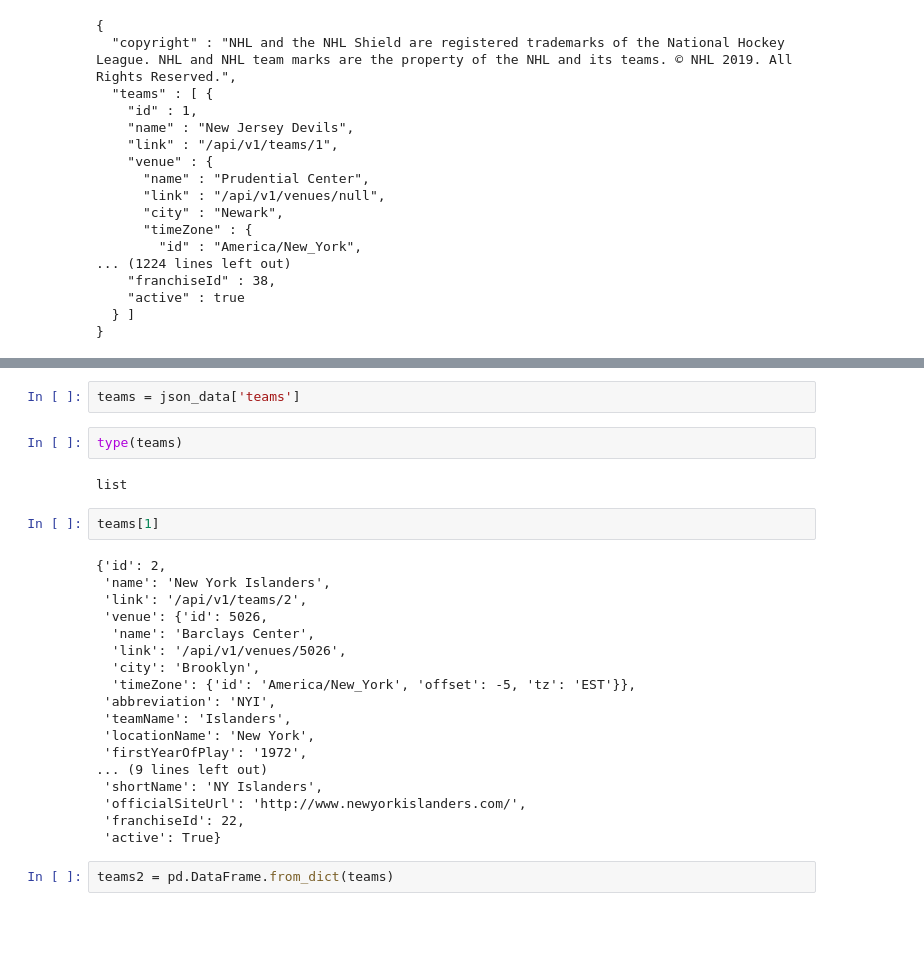
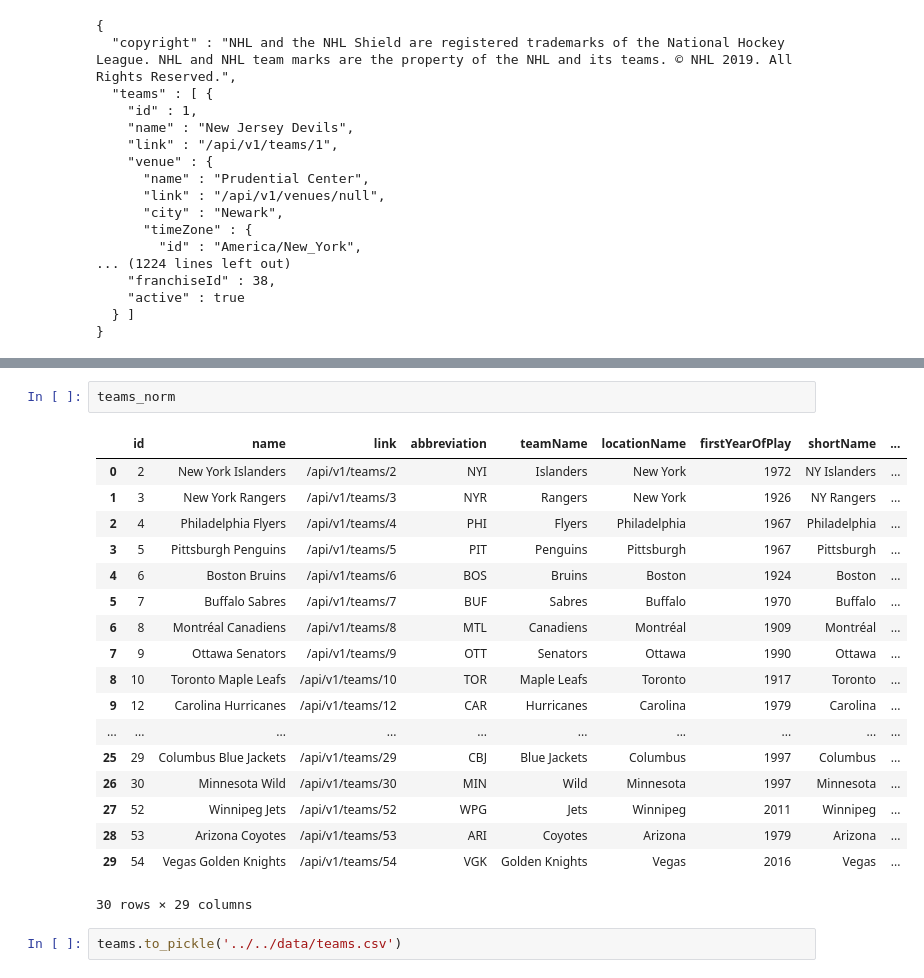
Before and after one commit to FrischWaugh/NHL_Prediction, a Jupyter notebook: notebooks/Teams_Extract.ipynb, the cells around one changed output, grey strips where cells are left out. Cells and saved outputs as stored; diff of their text form; blank space fills up the shorter version.

Commit message:
Teams Extract

```diff
--- a/notebooks/Extract_ATL_V01.ipynb
+++ b/notebooks/Teams_Extract.ipynb
@@ -47,28 +72,23 @@ print(json_data['teams'])
+# %%
+teams_norm
+# %% [output]
+|  | id | name | link | abbreviation | teamName | locationName | firstYearOfPlay | shortName | ... |
+| 0 | 2 | New York Islanders | /api/v1/teams/2 | NYI | Islanders | New York | 1972 | NY Islanders | ... |
+| 1 | 3 | New York Rangers | /api/v1/teams/3 | NYR | Rangers | New York | 1926 | NY Rangers | ... |
+| 2 | 4 | Philadelphia Flyers | /api/v1/teams/4 | PHI | Flyers | Philadelphia | 1967 | Philadelphia | ... |
+| 3 | 5 | Pittsburgh Penguins | /api/v1/teams/5 | PIT | Penguins | Pittsburgh | 1967 | Pittsburgh | ... |
+| 4 | 6 | Boston Bruins | /api/v1/teams/6 | BOS | Bruins | Boston | 1924 | Boston | ... |
+| 5 | 7 | Buffalo Sabres | /api/v1/teams/7 | BUF | Sabres | Buffalo | 1970 | Buffalo | ... |
+| 6 | 8 | Montréal Canadiens | /api/v1/teams/8 | MTL | Canadiens | Montréal | 1909 | Montréal | ... |
+| 7 | 9 | Ottawa Senators | /api/v1/teams/9 | OTT | Senators | Ottawa | 1990 | Ottawa | ... |
+| 8 | 10 | Toronto Maple Leafs | /api/v1/teams/10 | TOR | Maple Leafs | Toronto | 1917 | Toronto | ... |
+| 9 | 12 | Carolina Hurricanes | /api/v1/teams/12 | CAR | Hurricanes | Carolina | 1979 | Carolina | ... |
+| ... | ... | ... | ... | ... | ... | ... | ... | ... | ... |
+| 25 | 29 | Columbus Blue Jackets | /api/v1/teams/29 | CBJ | Blue Jackets | Columbus | 1997 | Columbus | ... |
+| 26 | 30 | Minnesota Wild | /api/v1/teams/30 | MIN | Wild | Minnesota | 1997 | Minnesota | ... |
+| 27 | 52 | Winnipeg Jets | /api/v1/teams/52 | WPG | Jets | Winnipeg | 2011 | Winnipeg | ... |
+| 28 | 53 | Arizona Coyotes | /api/v1/teams/53 | ARI | Coyotes | Arizona | 1979 | Arizona | ... |
+| 29 | 54 | Vegas Golden Knights | /api/v1/teams/54 | VGK | Golden Knights | Vegas | 2016 | Vegas | ... |
+30 rows × 29 columns
 # %%
-teams = json_data['teams']
+teams.to_pickle('../../data/teams.csv')
-# %%
-type(teams)
-# %% [output]
-list
-# %%
-teams[1]
-# %% [output]
-{'id': 2,
- 'name': 'New York Islanders',
- 'link': '/api/v1/teams/2',
- 'venue': {'id': 5026,
-  'name': 'Barclays Center',
-  'link': '/api/v1/venues/5026',
-  'city': 'Brooklyn',
-  'timeZone': {'id': 'America/New_York', 'offset': -5, 'tz': 'EST'}},
- 'abbreviation': 'NYI',
- 'teamName': 'Islanders',
- 'locationName': 'New York',
- 'firstYearOfPlay': '1972',
-... (9 lines left out)
- 'shortName': 'NY Islanders',
- 'officialSiteUrl': 'http://www.newyorkislanders.com/',
- 'franchiseId': 22,
- 'active': True}
-# %%
-teams2 = pd.DataFrame.from_dict(teams)
```
Also changed, not shown: parts of 8 cells of this notebook, 1 other file.
